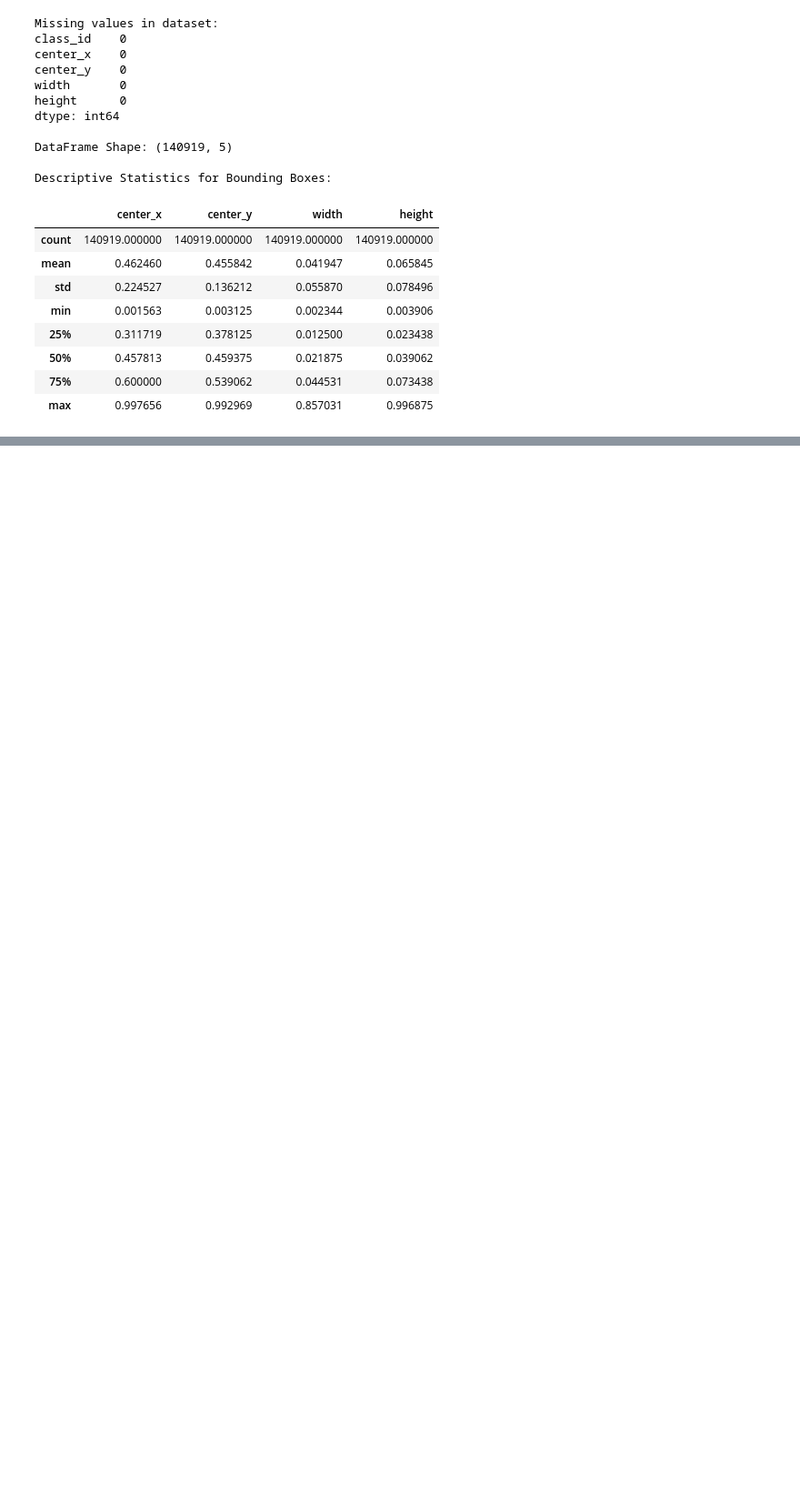
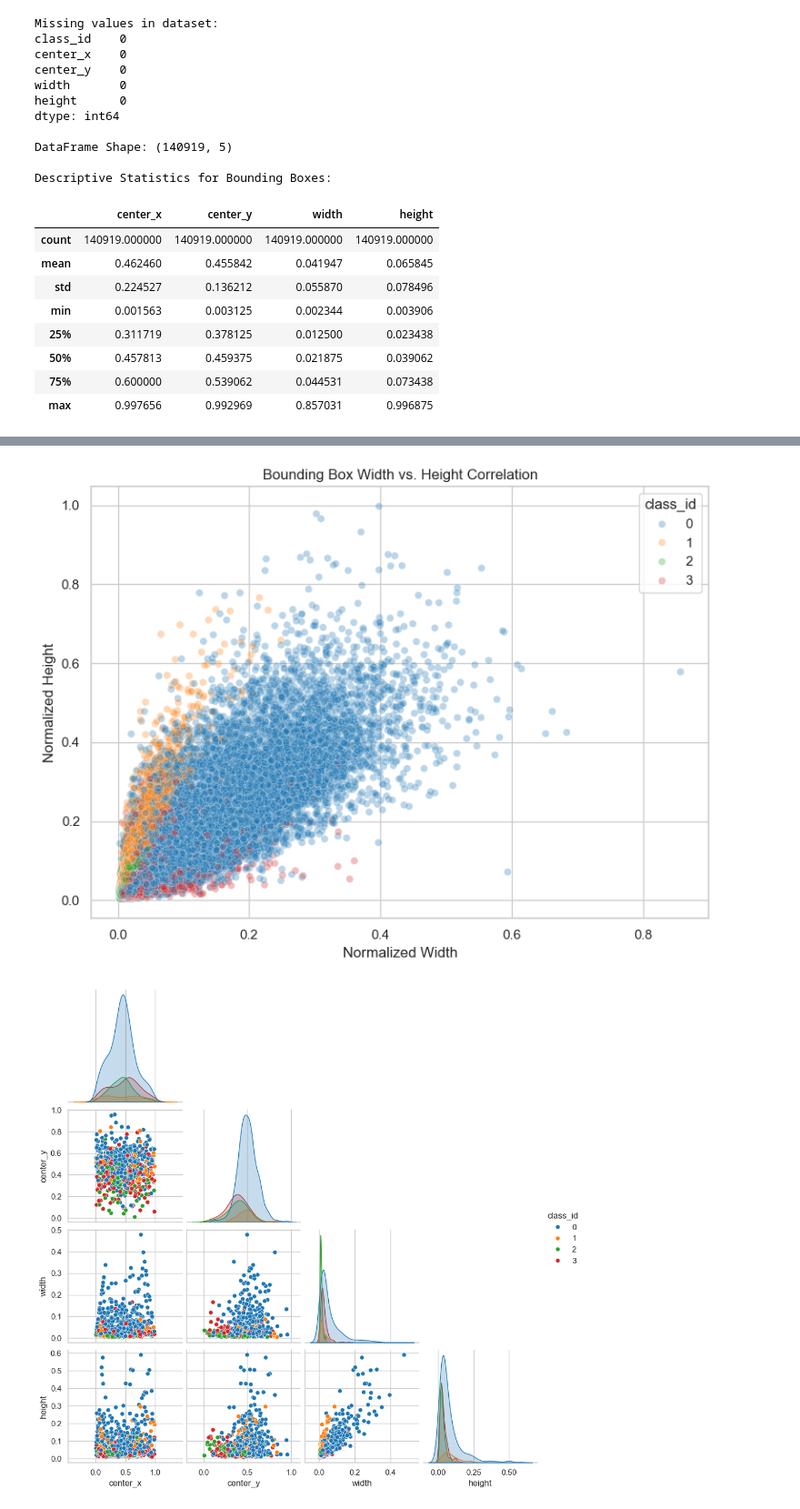
Before and after one commit to MuhammadTayyab76/traffic-detection, a Jupyter notebook: notebooks/Phase-I.ipynb, the cells around one changed output, grey strips where cells are left out. Shown at 91% size. Cells and saved outputs as stored; diff of their text form; code cells hidden in the pictures; blank space fills up the shorter version.

```diff
--- a/notebooks/Phase-I.ipynb
+++ b/notebooks/Phase-I.ipynb
@@ -153,0 +184,20 @@ Pairplot
+# %%
+import matplotlib.pyplot as plt
+import seaborn as sns
+
+sns.set_theme(style="whitegrid")
+
+plt.figure(figsize=(8, 6))
+sns.scatterplot(data=df, x='width', y='height', hue='class_id', alpha=0.3, palette="tab10")
+plt.title("Bounding Box Width vs. Height Correlation")
+plt.xlabel("Normalized Width")
+plt.ylabel("Normalized Height")
+plt.tight_layout()
+plt.show()
+
+sampled_df = df.sample(n=1000, random_state=42)
+sns.pairplot(sampled_df[['center_x', 'center_y', 'width', 'height', 'class_id']], hue='class_id', palette="tab10", corner=True)
+plt.show()
+# %% [output]
+[figure, added]
+[figure, added]
```
Also changed, not shown: parts of 12 cells of this notebook.
